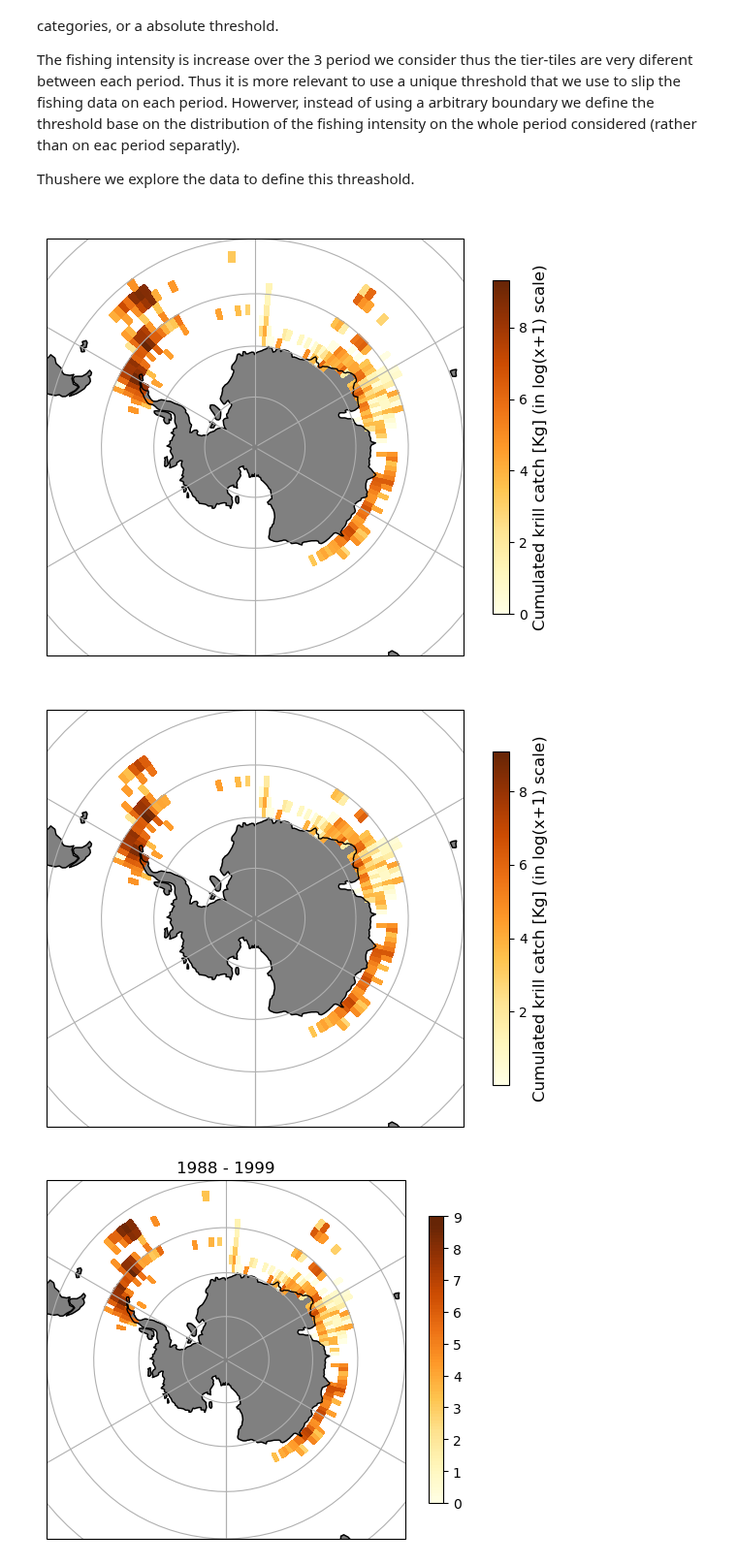
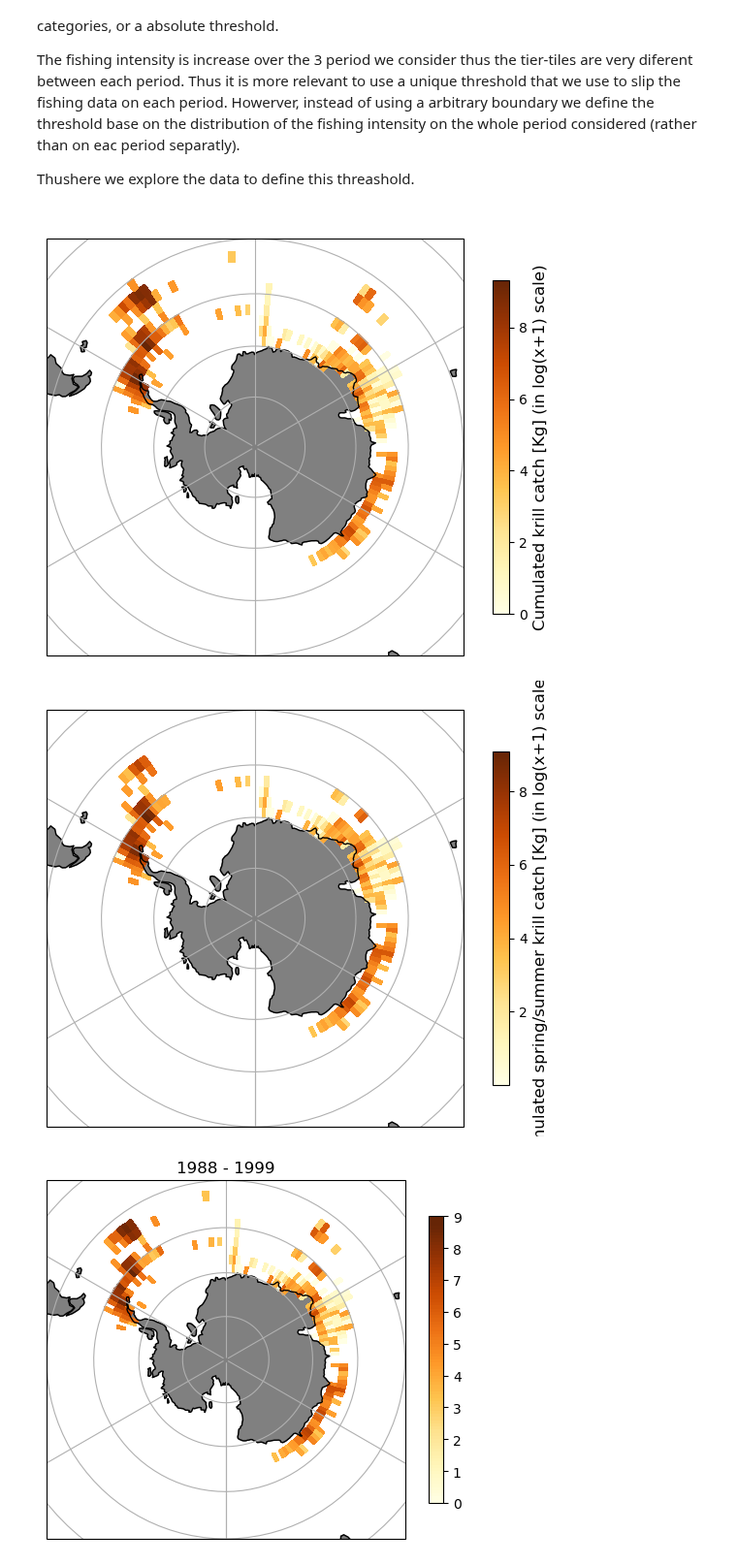
Before and after one commit to AnaelleDurfort/Key_Areas_krill_carbon_sequestration, a Jupyter notebook: data_formating/Krill_catch_data_formating_2.ipynb, the cells around one changed output. Shown at 97% size. Cells and saved outputs as stored; diff of their text form; code cells hidden in the pictures.

```diff
--- a/data_formating/Krill_catch_data_formating_2.ipynb
+++ b/data_formating/Krill_catch_data_formating_2.ipynb
@@ -287,35 +287,35 @@ p = xr_all_years['krill_greenweight_kg_log'].plot(
 
 p.axes.gridlines()
 p.axes.add_feature(cfeature.LAND, color='grey')
 p.axes.add_feature(cfeature.COASTLINE)
 cb = plt.colorbar(p, label = '', shrink = 0.8) #, boundaries = np.linspace(0,8,100)), boundaries = np.linspace(0,9.5,96)
 cb.set_label(label='Cumulated krill catch [Kg] (in log(x+1) scale)', size=12)
 plt.title(' ') # Map of krill catch (average from 1988 to 2023)
 plt.tight_layout()
 
 plt.show()
 
 
 p = xr_all_years_summer['krill_greenweight_kg_log'].plot(
     transform=ccrs.PlateCarree(),  # the data's projection
     add_colorbar = False,
     subplot_kws={"projection": map_proj},
     cmap= "YlOrBr"
 )
 
 
 p.axes.gridlines()
 p.axes.add_feature(cfeature.LAND, color='grey')
 p.axes.add_feature(cfeature.COASTLINE)
 cb = plt.colorbar(p, label = '', shrink = 0.8) #, boundaries = np.linspace(0,8,100)) boundaries = np.linspace(0,9.5,96)
-cb.set_label(label='Cumulated krill catch [Kg] (in log(x+1) scale)', size=12)
+cb.set_label(label='Cumulated spring/summer krill catch [Kg] (in log(x+1) scale)', size=12)
 plt.title(' ') # Map of krill catch (average from 1988 to 2023)
 plt.tight_layout()
 
 plt.show()
 # %% [output]
 [figure]
-[figure, old version]
+[figure, new version]
 # %%
 
 map_proj = ccrs.SouthPolarStereo()
```
Also changed, not shown: parts of 2 cells of this notebook, 3 other files.
